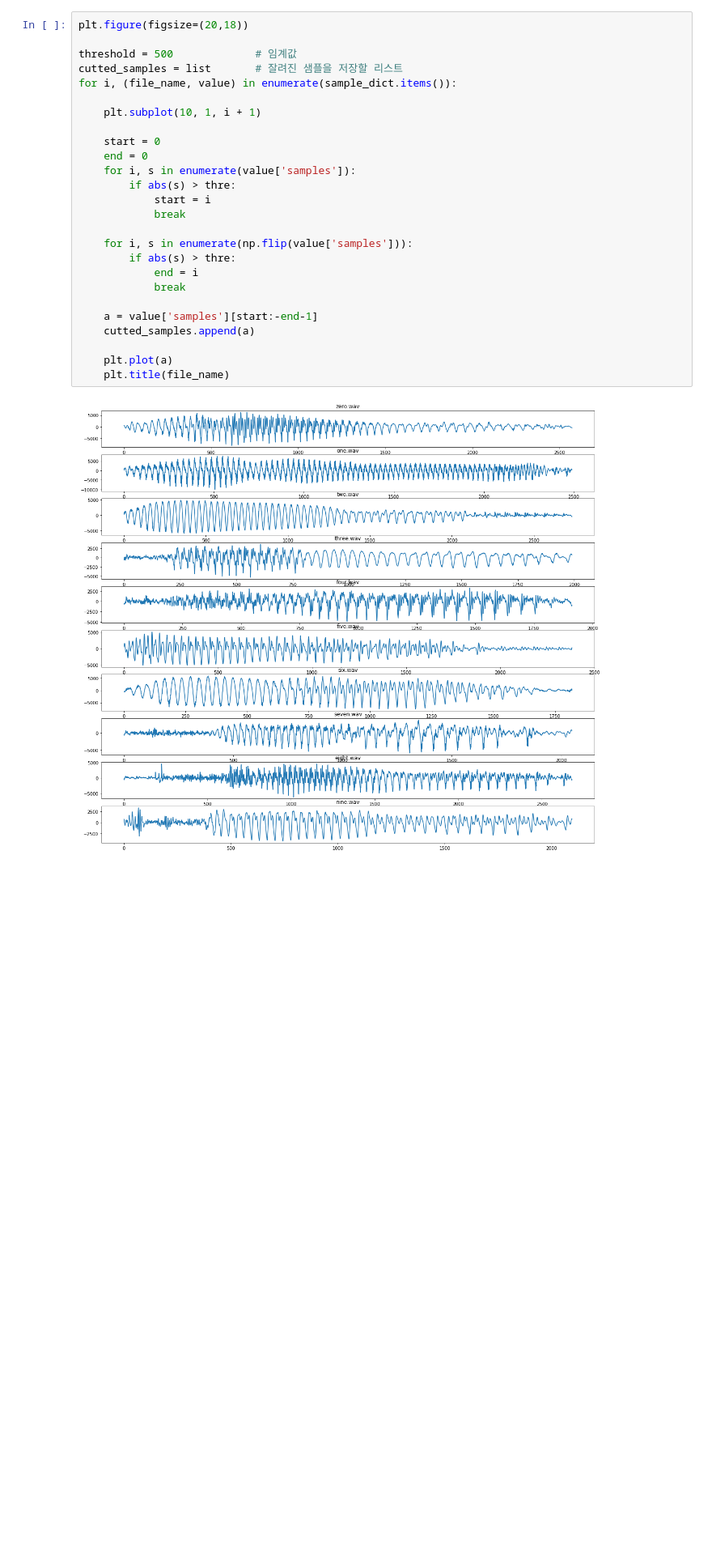
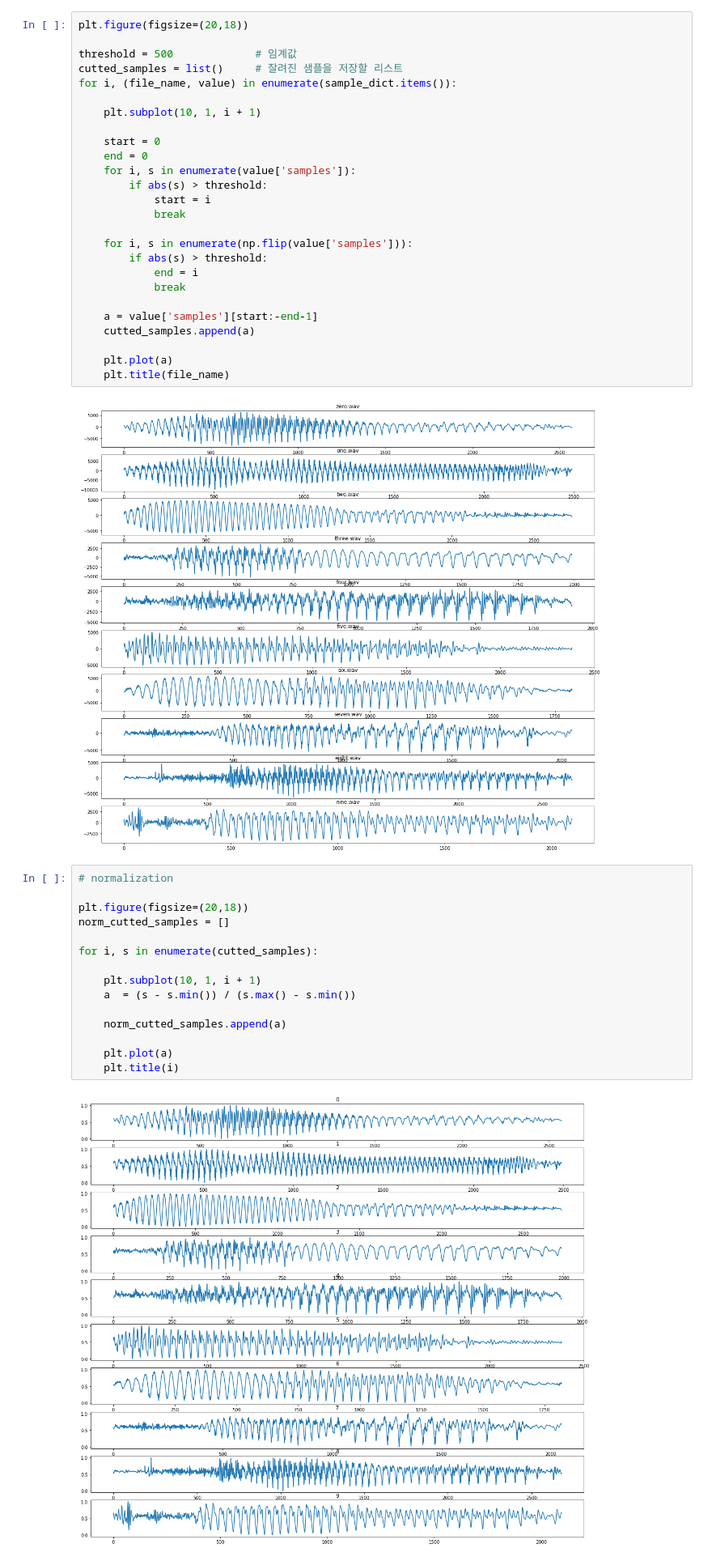
Before and after one commit to KyungjeCho/pattern-2, a Jupyter notebook: test.ipynb, the cells around one changed output. Shown at 81% size. Drawn from its saved outputs; the diff is of its cells as text; blank space fills up the shorter version.

```diff
--- a/test.ipynb
+++ b/test.ipynb
@@ -41,7 +42,7 @@ array([  -5,  126,   65, ..., -172,  -78,  -21], dtype=int16)
 plt.figure(figsize=(20,18))
 
 threshold = 500             # 임계값
-cutted_samples = list       # 잘려진 샘플을 저장할 리스트
+cutted_samples = list()     # 잘려진 샘플을 저장할 리스트
 for i, (file_name, value) in enumerate(sample_dict.items()):
 
     plt.subplot(10, 1, i + 1)
@@ -49,12 +50,12 @@ for i, (file_name, value) in enumerate(sample_dict.items()):
     start = 0
     end = 0
     for i, s in enumerate(value['samples']):
-        if abs(s) > thre:
+        if abs(s) > threshold:
             start = i
             break
 
     for i, s in enumerate(np.flip(value['samples'])):
-        if abs(s) > thre:
+        if abs(s) > threshold:
             end = i
             break
 
@@ -65,3 +66,20 @@ for i, (file_name, value) in enumerate(sample_dict.items()):
     plt.title(file_name)
 # %% [output]
 [figure]
+# %%
+# normalization
+
+plt.figure(figsize=(20,18))
+norm_cutted_samples = []
+
+for i, s in enumerate(cutted_samples):
+
+    plt.subplot(10, 1, i + 1)
+    a  = (s - s.min()) / (s.max() - s.min())
+
+    norm_cutted_samples.append(a)
+
+    plt.plot(a)
+    plt.title(i)
+# %% [output]
+[figure, added]
```
Also changed, not shown: parts of 26 cells of this notebook, 1 other file.
